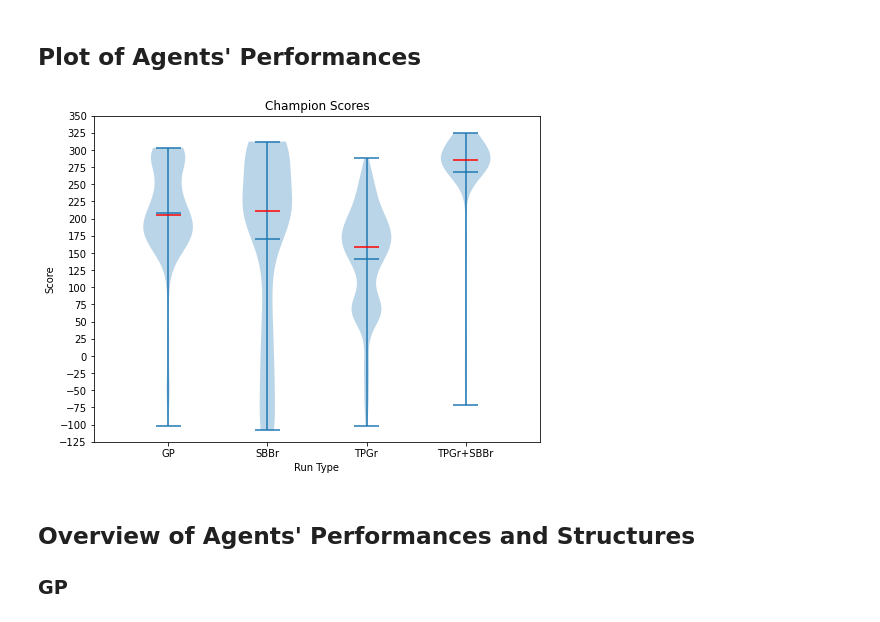
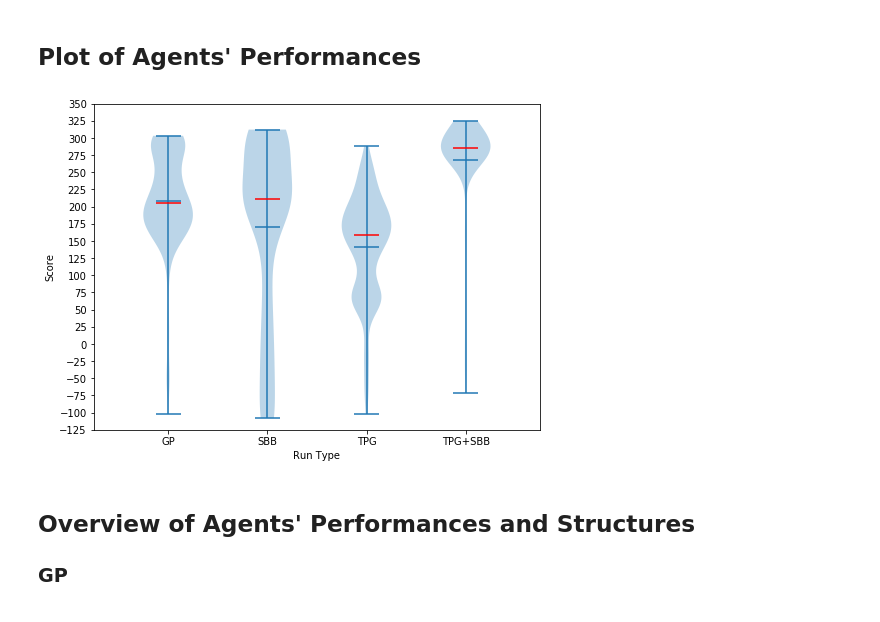
Before and after one commit to Ryan-Amaral/gp-bipedal-walker-analysis, a Jupyter notebook: champion_analysis.ipynb, the cells around one changed output. Saved outputs shown, nothing was run; the diff lists cells and outputs as text; code cells hidden in the pictures.

```diff
--- a/champion_analysis.ipynb
+++ b/champion_analysis.ipynb
@@ -98,24 +98,24 @@ tpgsbbs = [tpgsbb1, tpgsbb2, tpgsbb3, tpgsbb4, tpgsbb5]
 # %%
 plt.figure(figsize=(8,6))
 
 ax = plt.axes()
 
 parts = plt.violinplot((gp, sbb, tpg, tpgsbb), showmeans=True, showmedians=True, points=500)
 
 parts["cmedians"].set_color("r")
 
-plt.title("Champion Scores")
+#plt.title("Champion Scores")
 plt.xlabel("Run Type")
 plt.ylabel("Score")
 plt.ylim(-120, 335)
 plt.yticks(np.arange(-125, 351, 25))
 
-set_axis_style(ax, ["GP", "SBBr", "TPGr", "TPGr+SBBr"])
+set_axis_style(ax, ["GP", "SBB", "TPG", "TPG+SBB"])
 
 plt.savefig("images/champ-scores.pdf", bbox_inches="tight")
 plt.show()
 # %% [output]
-[figure, old version]
+[figure, new version]
 # %% [markdown]
 ## Overview of Agents' Performances and Structures
 
```
Also changed, not shown: parts of 1 cell of this notebook, 23 other files.
